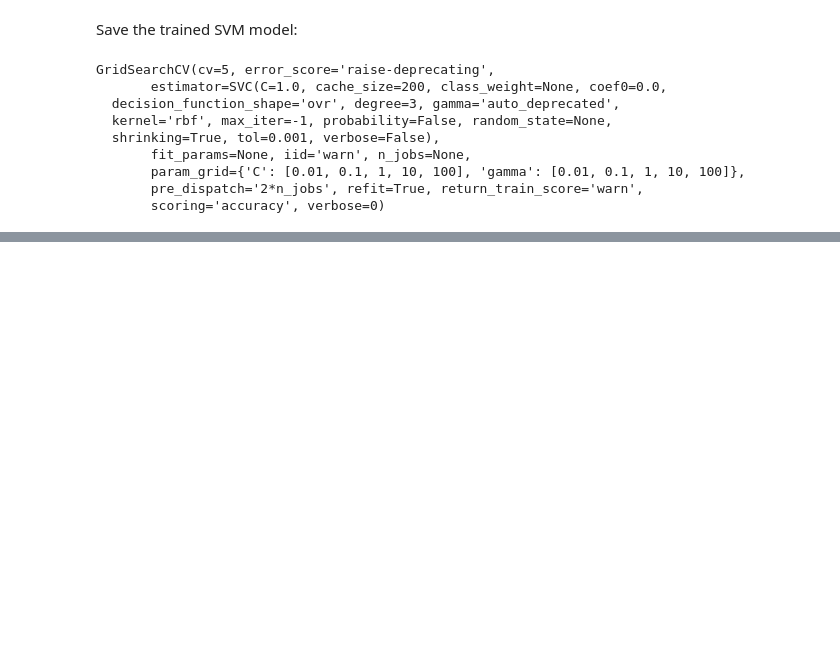
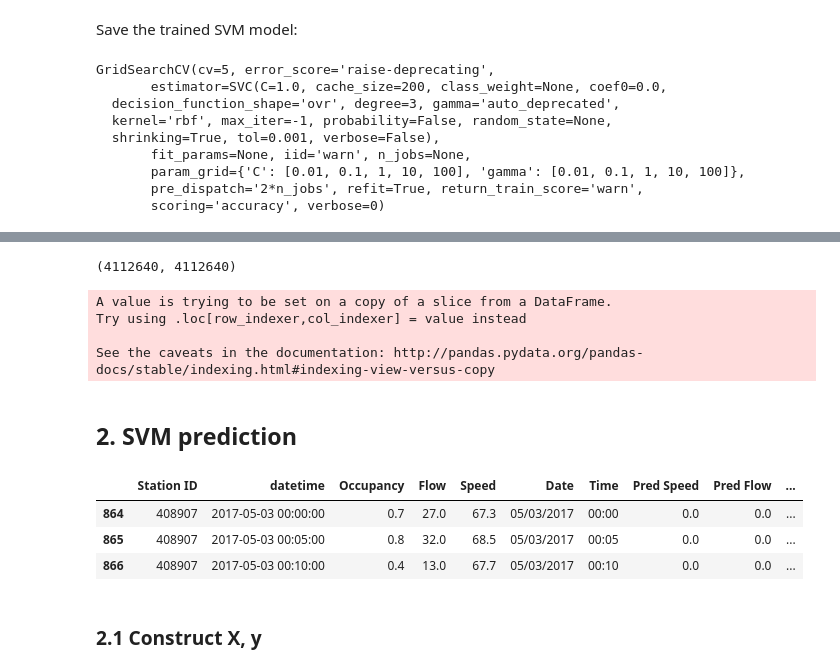
Before and after one commit to hy-lei/A-Hybrid-Approach-for-AID, a Jupyter notebook: TSA-DES_SVM.ipynb, the cells around one changed output, grey strips where cells are left out. Cells and saved outputs as stored; diff of their text form; code cells hidden in the pictures; blank space fills up the shorter version.

```diff
--- a/TSA-DES_SVM.ipynb
+++ b/TSA-DES_SVM.ipynb
@@ -1634,0 +1676,33 @@ GridSearchCV(cv=5, error_score='raise-deprecating',
+# %%
+# initialization
+# initialize prediction dictionary
+pred_dict_test = dict()
+for var_name in var_names:
+    pred_dict_test[var_name] = []
+
+for station in stations:
+    print("Start time series prediction (DES) at station " + str(station) + "...")
+    df_test_station = df_test.loc[df_test["Station ID"] == station]
+
+    # formulate predictions of speed, flow and occupancy for the station
+    for var_name in var_names:
+        print("    Start predicting variable " + var_name + "...")
+        var_series = df_test_station[var_name].values
+        len_series = len(var_series)
+        # initialize s1, s2, and y
+        s1 = np.mean(var_series[:10])
+        s2 = s1
+        y = [0.] * len_series
+        # get the best alpha
+        var_best_alpha = best_alphas_df.loc[best_alphas_df["Station ID"] == station][var_name].values[0]
+        beta = 1. - var_best_alpha
+
+        for t in range(11, len_series - 1):
+            s1 = var_best_alpha * var_series[t] + beta * s1
+            s2 = var_best_alpha * s1 + beta * s2
+            y[t+1] = 2 * s1 - s2 + alpha / beta * (s1 - s2)
+
+        # save the predictions to a dictionary
+        pred_dict_test[var_name].extend(y)
+        print("    End predicting variable " + var_name + ".")
+    print("End prediction at station " + str(station) + ".")
@@ -1634,0 +1731,12 @@ GridSearchCV(cv=5, error_score='raise-deprecating',
+# %%
+len(pred_speed_test), len(df_test.index)
+# %% [output]
+(4112640, 4112640)
+# %%
+for var_name in var_names:
+    df_test["Pred " + var_name] = pred_dict_test[var_name]
+# %% [output]
+A value is trying to be set on a copy of a slice from a DataFrame.
+Try using .loc[row_indexer,col_indexer] = value instead
+
+See the caveats in the documentation: http://pandas.pydata.org/pandas-docs/stable/indexing.html#indexing-view-versus-copy
@@ -1634,0 +1745,11 @@ GridSearchCV(cv=5, error_score='raise-deprecating',
+# %% [markdown]
+## 2. SVM prediction
+# %%
+df_test.head(3)
+# %% [output]
+|  | Station ID | datetime | Occupancy | Flow | Speed | Date | Time | Pred Speed | Pred Flow | ... |
+| 864 | 408907 | 2017-05-03 00:00:00 | 0.7 | 27.0 | 67.3 | 05/03/2017 | 00:00 | 0.0 | 0.0 | ... |
+| 865 | 408907 | 2017-05-03 00:05:00 | 0.8 | 32.0 | 68.5 | 05/03/2017 | 00:05 | 0.0 | 0.0 | ... |
+| 866 | 408907 | 2017-05-03 00:10:00 | 0.4 | 13.0 | 67.7 | 05/03/2017 | 00:10 | 0.0 | 0.0 | ... |
+# %% [markdown]
+### 2.1 Construct X, y
```
Also changed, not shown: parts of 27 cells of this notebook.
